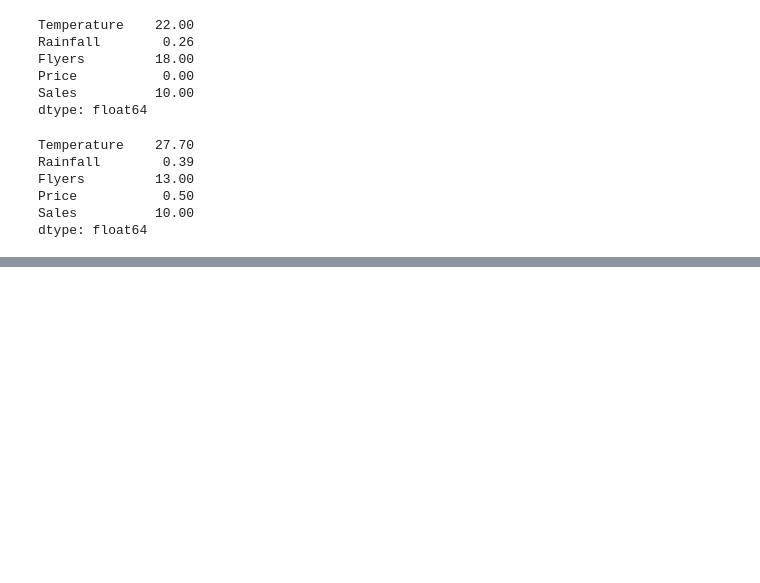
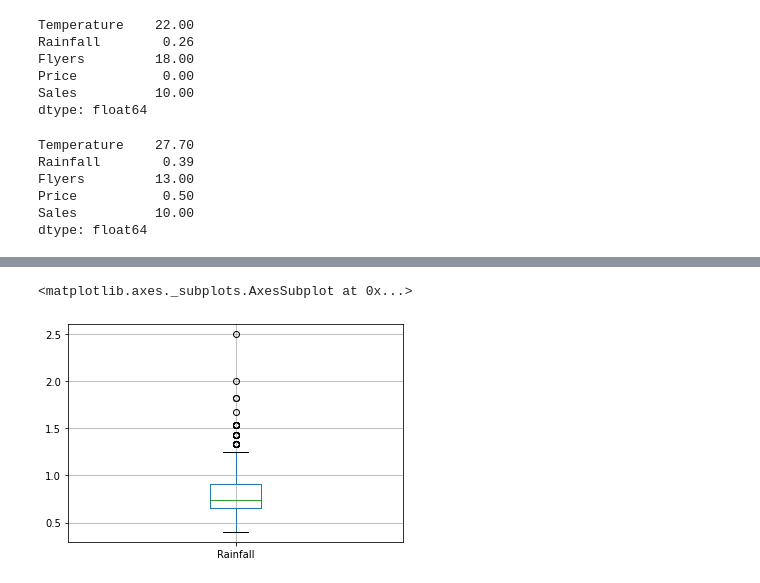
Before and after one commit to ravinder79/anomaly_detection, a Jupyter notebook: continuous_probabilistic_methods.ipynb, the cells around one changed output, grey strips where cells are left out. Drawn from its saved outputs; the diff is of its cells as text; code cells hidden in the pictures; blank space fills up the shorter version.

```diff
--- a/continuous_probabilistic_methods.ipynb
+++ b/continuous_probabilistic_methods.ipynb
@@ -93,0 +95,5 @@ df.boxplot(column = ['Temperature', 'Flyers', 'Rainfall', 'Sales'])
+# %%
+df.boxplot(column = ['Rainfall'])
+# %% [output]
+<matplotlib.axes._subplots.AxesSubplot at 0x...>
+[figure, added]
```
Also changed, not shown: parts of 17 cells of this notebook.
